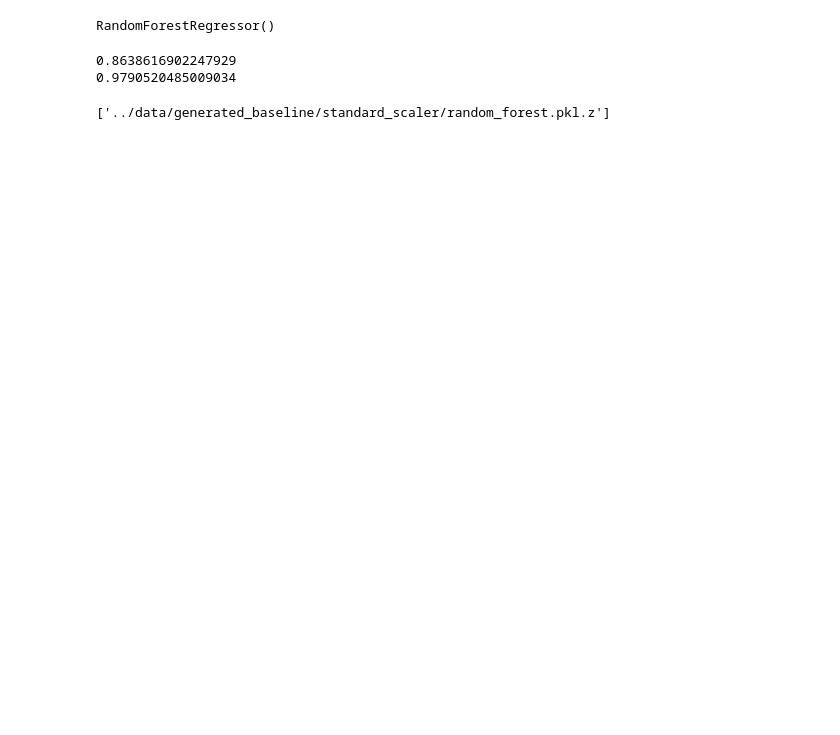
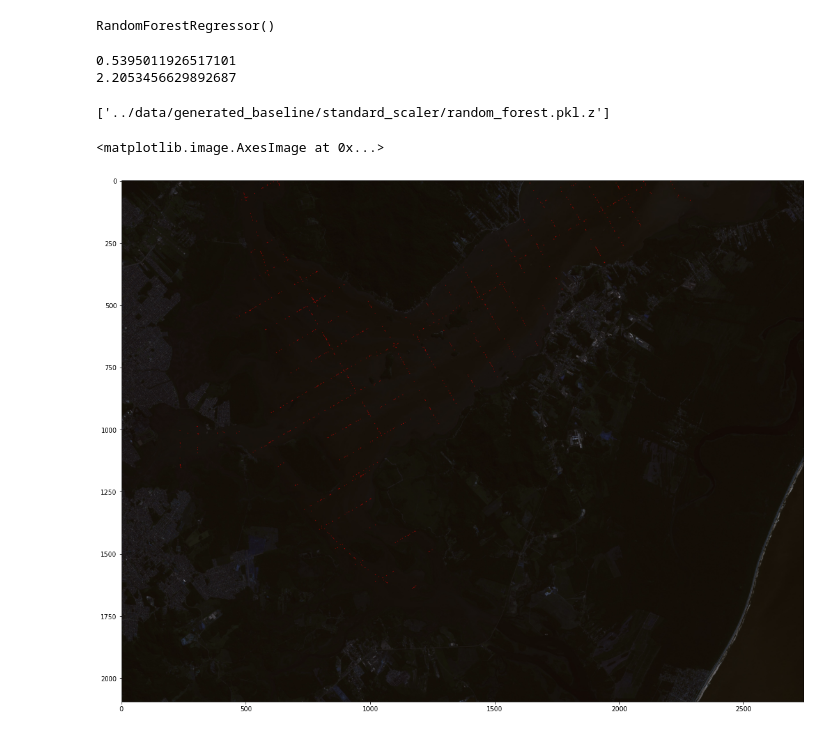
Before and after one commit to Ocean-Technologies/satellite_bathymetry, a Jupyter notebook: notebooks/model_Y_spllits_low_var.ipynb, the cells around one changed output. Saved outputs shown, nothing was run; the diff lists cells and outputs as text; code cells hidden in the pictures; blank space fills up the shorter version.

Commit message:
some tests

```diff
--- a/notebooks/model_Y_spllits_low_var.ipynb
+++ b/notebooks/model_Y_spllits_low_var.ipynb
@@ -25,7 +25,7 @@ df.head()
 # %%
 # Select only few bands
 columns = ['b1', 'b5', 'b6', 'cspmb7']
-X_train, X_val, y_train, y_val = train_test_split(df[columns], df.z, test_size=0.3, random_state=42)
+X_train, X_val, y_train, y_val = train_test_split(df[columns], df.z, test_size=0.95, random_state=42)
 # %%
 len(X_train), len(X_val)
 # %% [output]
@@ -47,9 +47,26 @@ prf = rf.predict(val)
 print(r2_score(y_val, prf))
 print(mean_absolute_error(y_val, prf))
 # %% [output]
-0.8638616902247929
-0.9790520485009034
+0.5395011926517101
+2.2053456629892687
 # %%
 jb.dump(rf, '../data/generated_baseline/standard_scaler/random_forest.pkl.z')
 # %% [output]
 ['../data/generated_baseline/standard_scaler/random_forest.pkl.z']
+# %%
+X_train['x'] = df[df.index.isin(X_train.index)]['x']
+X_train['y'] = df[df.index.isin(X_train.index)]['y']
+# %%
+import cv2
+rgb_image = cv2.imread('../data/generated/rgb_image.jpg')
+image = rgb_image.copy()
+for i, row in enumerate(X_train.itertuples()):
+    x = int(row.x)
+    y = int(row.y)
+    image = cv2.circle(image ,(x,y),1,[255,0,0],1)
+# %%
+plt.figure(figsize=(22, 15))
+plt.imshow(image)
+# %% [output]
+<matplotlib.image.AxesImage at 0x...>
+[figure, added]
```
Also changed, not shown: parts of 1 cell of this notebook, 1 other file.
